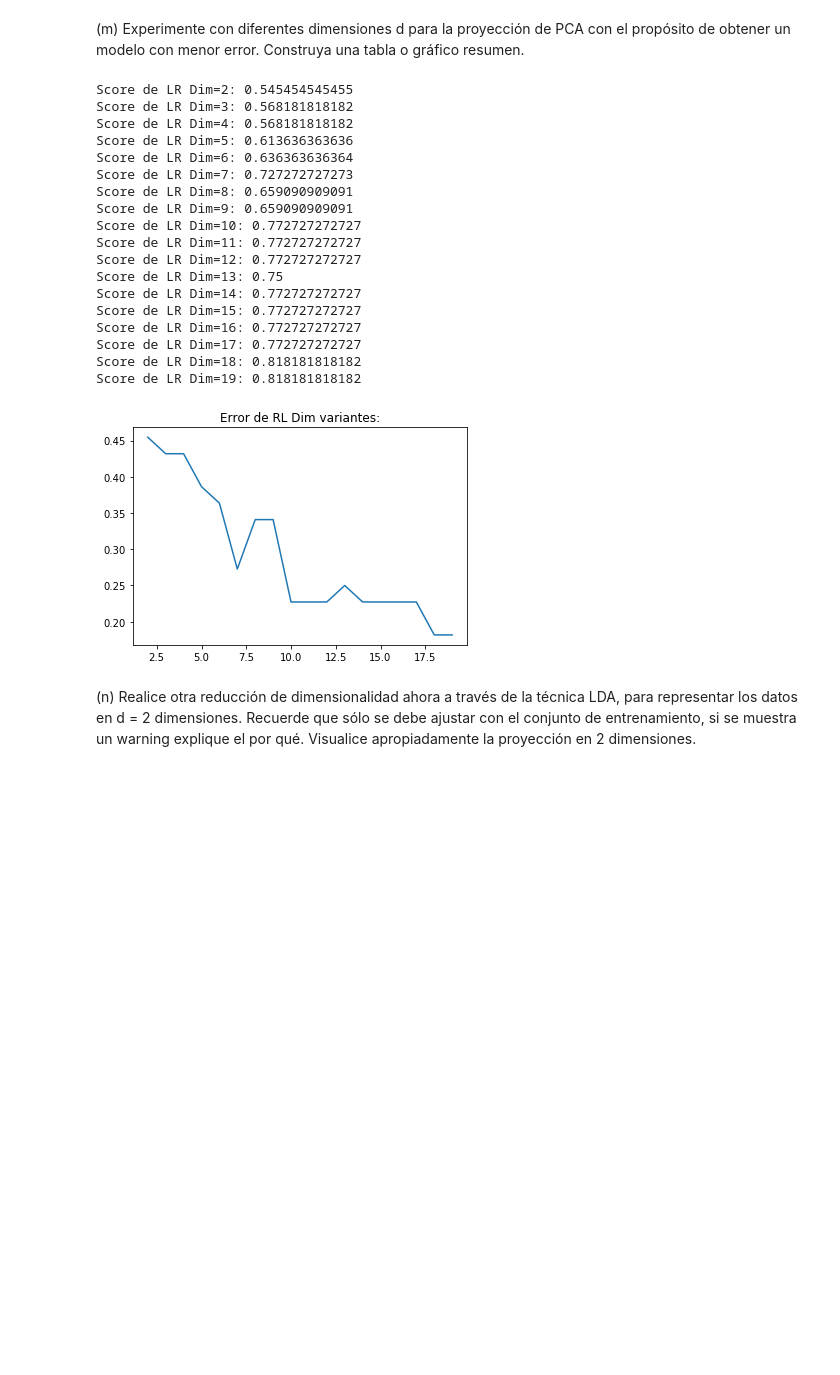
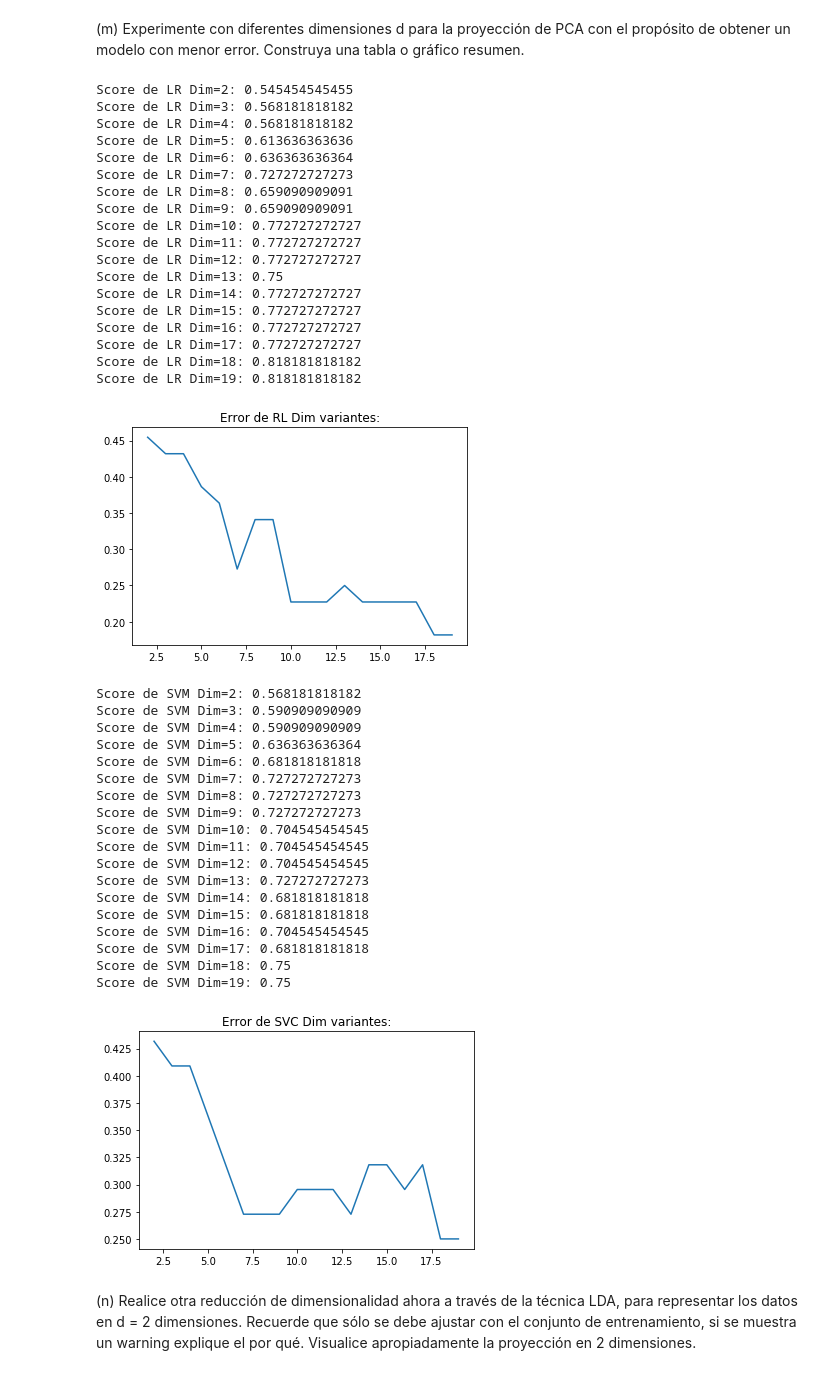
Before and after one commit to AlfredoAlfi/MachineLearning2, a Jupyter notebook: Tarea2_Machine_Learning.ipynb, the cells around one changed output. Saved outputs shown, nothing was run; the diff lists cells and outputs as text; code cells hidden in the pictures; blank space fills up the shorter version.

```diff
--- a/Tarea2_Machine_Learning.ipynb
+++ b/Tarea2_Machine_Learning.ipynb
@@ -101,0 +112,12 @@ print("Miss Classification Loss: %f"%(1-accuracy_score(y_true, y_pred)))
+# %%
+from sklearn.metrics import accuracy_score
+model = LDA()
+model.fit(X,y)
+y_true=y
+y_pred= model.predict(X)
+print("Miss Classification Loss LDA: %f"%(1-accuracy_score(y_true, y_pred)))
+model = QDA()
+model.fit(X,y)
+y_true=y
+y_pred= model.predict(X)
+print("Miss Classification Loss QDA: %f"%(1-accuracy_score(y_true, y_pred)))
@@ -141,6 +173,3 @@ def train_model(param):
 Mediante la imagen interactiva explore diferentes valores del parámetro de regularización C y con
 diferentes kernels. Discuta el significado y efecto esperado de este parámetro. Analice cualitativamente
 lo observado.</p>
-# %%
-#edit the train_model function
-model.set_params(C=param,kernel='rbf') #try poly
@@ -526,6 +598,8 @@ Score de DTC(Depth =29): 0.568181818182
 modelo con menor error. Construya una tabla o gráfico resumen.</p>
 # %%
 D = range(2,20)
+from sklearn.linear_model import LogisticRegression
+from sklearn.svm import SVC
 errRL = []
 from sklearn.decomposition import PCA
 for d in D:
@@ -540,34 +614,77 @@ for d in D:
 
     from sklearn.metrics import accuracy_score
     errorTestLR = accuracy_score(predTestLR,y_test)
     print("Score de LR Dim="+str(d)+": "+str(errorTestLR))
     errRL.append(1-errorTestLR)
 
 import matplotlib.pyplot as plt
 
 plt.plot(D, errRL)
 plt.title('Error de RL Dim variantes:')
 plt.show()
+
+
+errSVM = []
+from sklearn.decomposition import PCA
+for d in D:
+    pca_model = PCA(n_components=d)
+    pca_model.fit(X_train)
+    X_pca_train_n = pca_model.transform(X_train)
+    X_pca_test_n = pca_model.transform(X_test)
+
+    clf = SVC(C=0.01, kernel='linear')
+    clf.fit(X_pca_train_n, y_train)
+
+    predTestSVR = clf.predict(X_pca_test_n)
+
+    errorTestSVR = accuracy_score(predTestSVR,y_test)
+    print("Score de SVM Dim="+str(d)+": "+str(errorTestSVR))
+    errSVM.append(1-errorTestSVR)
+
+import matplotlib.pyplot as plt
+
+plt.plot(D, errSVM)
+plt.title('Error de SVC Dim variantes:')
+plt.show()
 # %% [output]
 Score de LR Dim=2: 0.545454545455
 Score de LR Dim=3: 0.568181818182
 Score de LR Dim=4: 0.568181818182
 Score de LR Dim=5: 0.613636363636
 Score de LR Dim=6: 0.636363636364
 Score de LR Dim=7: 0.727272727273
 Score de LR Dim=8: 0.659090909091
 Score de LR Dim=9: 0.659090909091
 Score de LR Dim=10: 0.772727272727
 Score de LR Dim=11: 0.772727272727
 Score de LR Dim=12: 0.772727272727
 Score de LR Dim=13: 0.75
 Score de LR Dim=14: 0.772727272727
 Score de LR Dim=15: 0.772727272727
 Score de LR Dim=16: 0.772727272727
 Score de LR Dim=17: 0.772727272727
 Score de LR Dim=18: 0.818181818182
 Score de LR Dim=19: 0.818181818182
-[figure, old version]
+[figure, new version]
+Score de SVM Dim=2: 0.568181818182
+Score de SVM Dim=3: 0.590909090909
+Score de SVM Dim=4: 0.590909090909
+Score de SVM Dim=5: 0.636363636364
+Score de SVM Dim=6: 0.681818181818
+Score de SVM Dim=7: 0.727272727273
+Score de SVM Dim=8: 0.727272727273
+Score de SVM Dim=9: 0.727272727273
+Score de SVM Dim=10: 0.704545454545
+Score de SVM Dim=11: 0.704545454545
+Score de SVM Dim=12: 0.704545454545
+Score de SVM Dim=13: 0.727272727273
+Score de SVM Dim=14: 0.681818181818
+Score de SVM Dim=15: 0.681818181818
+Score de SVM Dim=16: 0.704545454545
+Score de SVM Dim=17: 0.681818181818
+Score de SVM Dim=18: 0.75
+Score de SVM Dim=19: 0.75
+[figure, added]
 # %% [markdown]
 <p>(n) Realice otra reducción de dimensionalidad ahora a través de la técnica LDA, para representar los datos
 en d = 2 dimensiones. Recuerde que sólo se debe ajustar con el conjunto de entrenamiento, si se muestra
```
Also changed, not shown: parts of 14 cells of this notebook.
